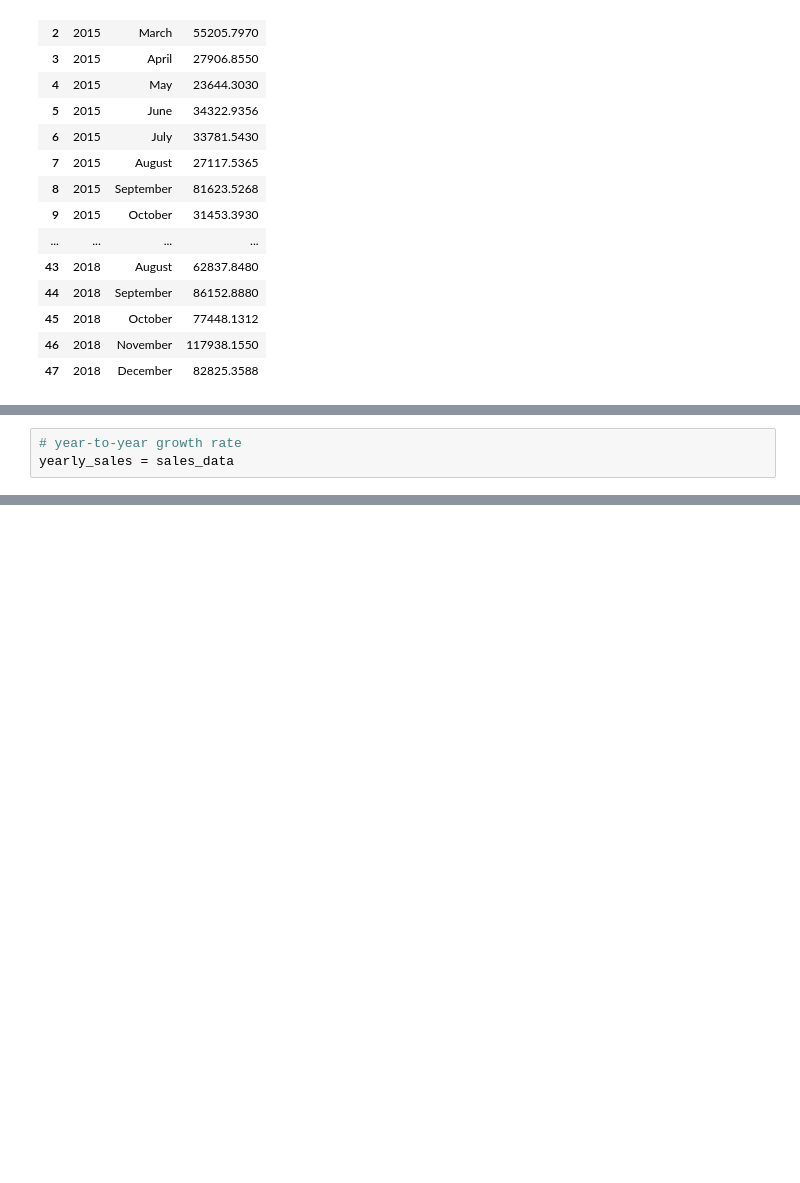
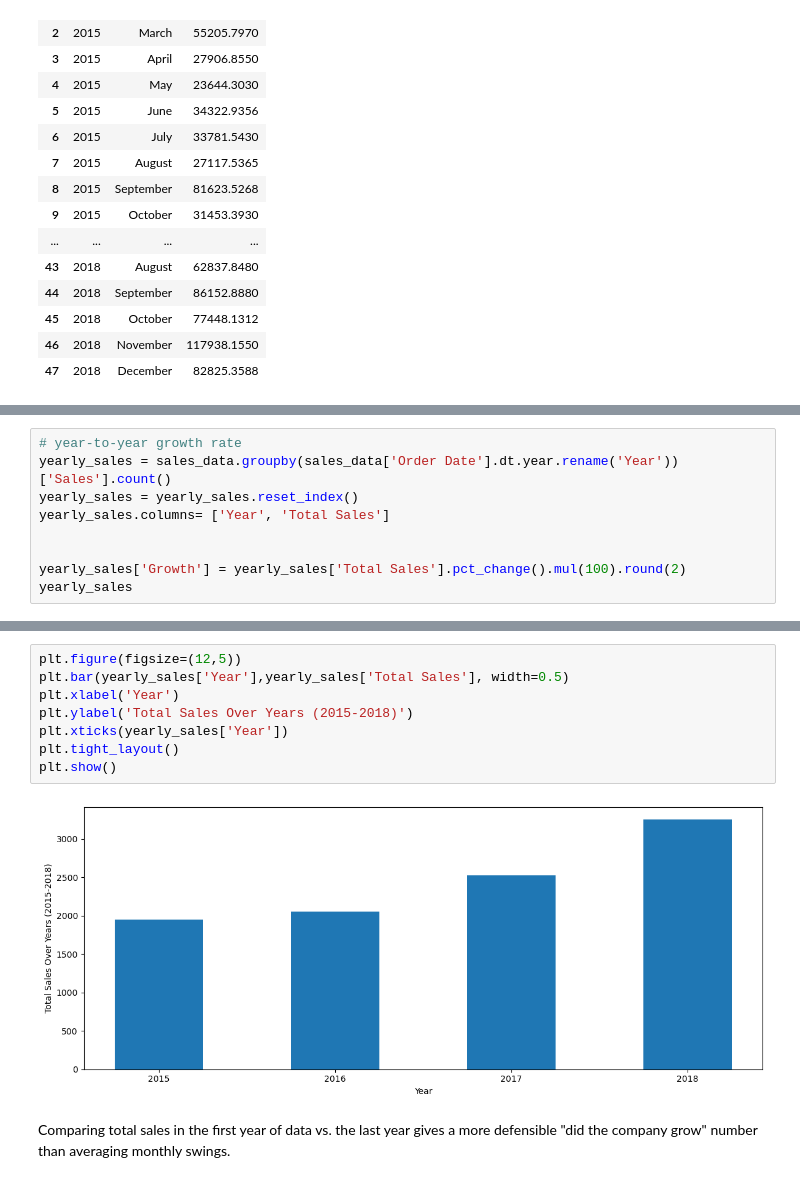
Before and after one commit to ksftima/super-store, a Jupyter notebook: eda.ipynb, the cells around one changed output, grey strips where cells are left out. Saved outputs shown, nothing was run; the diff lists cells and outputs as text; blank space fills up the shorter version.

```diff
--- a/eda.ipynb
+++ b/eda.ipynb
@@ -111,3 +190,9 @@ SyntaxError: invalid syntax (16885758.py, line 3)
 # %%
 # year-to-year growth rate
-yearly_sales = sales_data
+yearly_sales = sales_data.groupby(sales_data['Order Date'].dt.year.rename('Year'))['Sales'].count()
+yearly_sales = yearly_sales.reset_index()
+yearly_sales.columns= ['Year', 'Total Sales']
+
+
+yearly_sales['Growth'] = yearly_sales['Total Sales'].pct_change().mul(100).round(2)
+yearly_sales
@@ -113,0 +205,12 @@ yearly_sales = sales_data
+# %%
+plt.figure(figsize=(12,5))
+plt.bar(yearly_sales['Year'],yearly_sales['Total Sales'], width=0.5)
+plt.xlabel('Year')
+plt.ylabel('Total Sales Over Years (2015-2018)')
+plt.xticks(yearly_sales['Year'])
+plt.tight_layout()
+plt.show()
+# %% [output]
+[figure, added]
+# %% [markdown]
+Comparing total sales in the first year of data vs. the last year gives a more defensible "did the company grow" number than averaging monthly swings.
```
Also changed, not shown: parts of 18 cells of this notebook.
